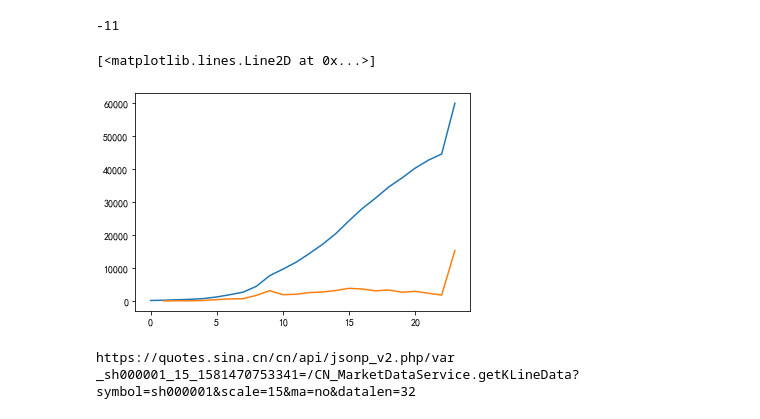
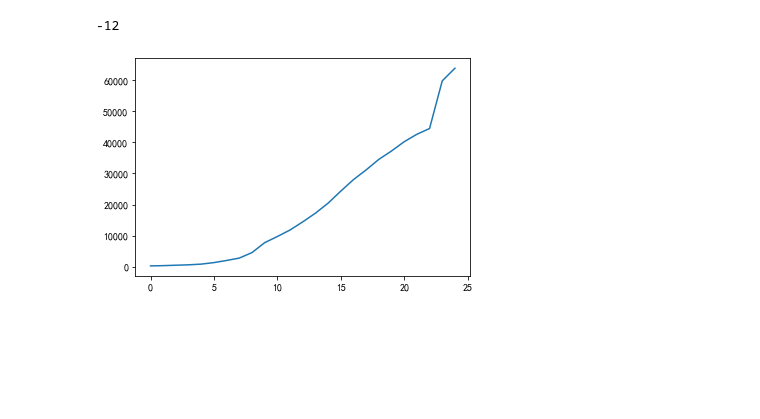
Before and after one commit to JohnCrash/stock, a Jupyter notebook: jupyter/Untitled.ipynb, the cells around one changed output. Cells and saved outputs as stored; diff of their text form; code cells hidden in the pictures; blank space fills up the shorter version.

```diff
--- a/jupyter/Untitled.ipynb
+++ b/jupyter/Untitled.ipynb
@@ -4,13 +5,11 @@ import matplotlib.pyplot as plt
 # %%
-2-13
+2-14
 # %% [output]
--11
+-12
 # %%
-a = np.array([218,309,440,571,800,1287,1975,2744,4515,7711,9692,11791,14411,17205,20438,24324,28018,31161,34546,37251,40235,42638,44491,59841])
+a = np.array([218,309,440,571,800,1287,1975,2744,4515,7711,9692,11791,14411,17205,20438,24324,28018,31161,34546,37251,40235,42638,44491,59841,63918])
 x = np.arange(len(a))
 plt.plot(x,a)
-y = a[1:]-a[:-1]
-plt.plot(x[1:],y)
+plt.show()
 # %% [output]
-[<matplotlib.lines.Line2D at 0x...>]
-[figure, old version]
+[figure, new version]
@@ -19,4 +15,0 @@ import xueqiu
-# %%
-b,d = xueqiu.sinaK15Native('SH000001')
-# %% [output]
-https://quotes.sina.cn/cn/api/jsonp_v2.php/var _sh000001_15_1581470753341=/CN_MarketDataService.getKLineData?symbol=sh000001&scale=15&ma=no&datalen=32
```
Also changed, not shown: parts of 3 cells of this notebook, 7 other files.
